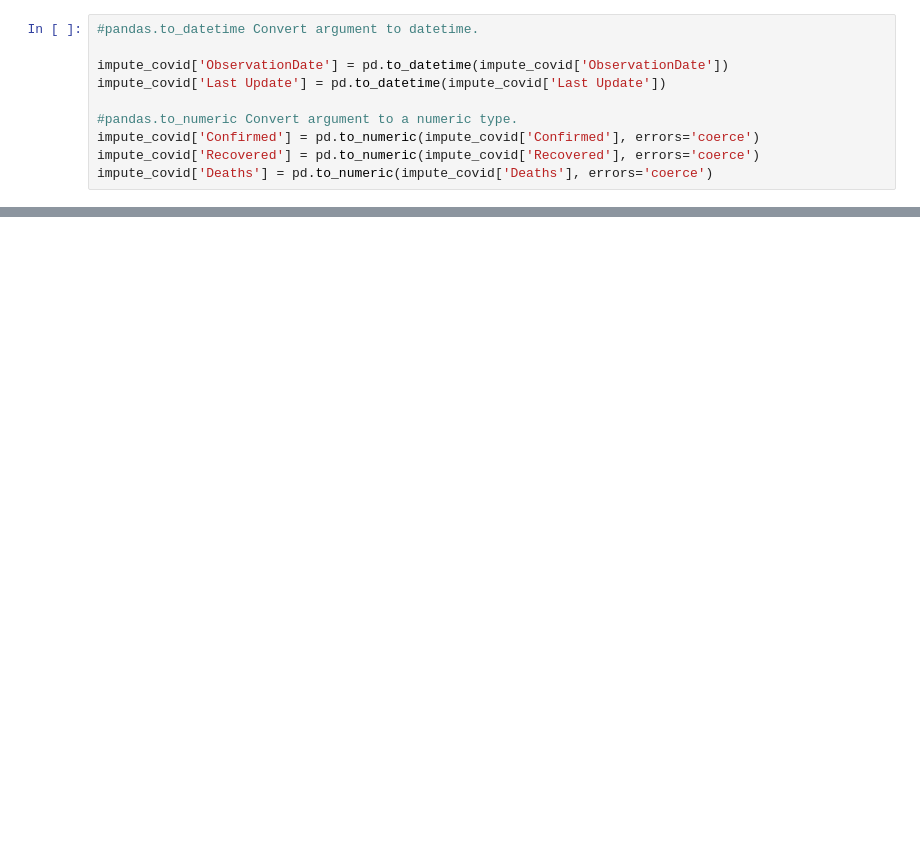
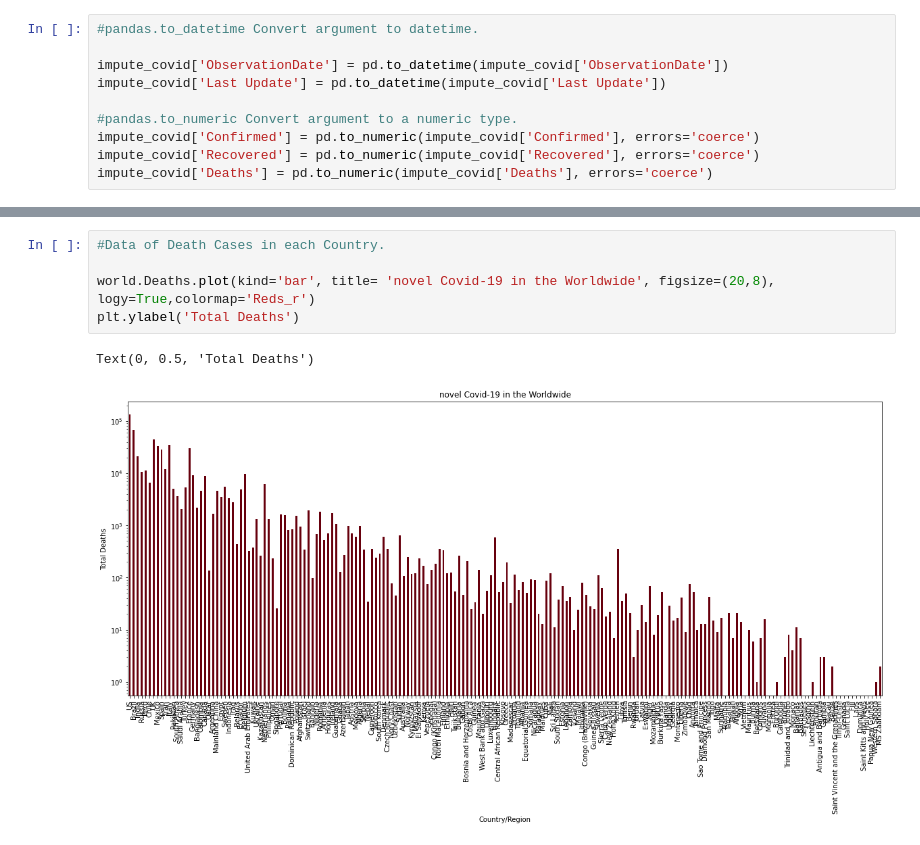
Before and after one commit to ranirajput0000/study-techno, a Jupyter notebook: Coronavirus Exploration.ipynb, the cells around one changed output, grey strips where cells are left out. Saved outputs shown, nothing was run; the diff lists cells and outputs as text; blank space fills up the shorter version.

```diff
--- a/Coronavirus Exploration.ipynb
+++ b/Coronavirus Exploration.ipynb
@@ -367,0 +432,8 @@ memory usage: 913.7+ KB
+# %%
+#Data of Death Cases in each Country.
+
+world.Deaths.plot(kind='bar', title= 'novel Covid-19 in the Worldwide', figsize=(20,8), logy=True,colormap='Reds_r')
+plt.ylabel('Total Deaths')
+# %% [output]
+Text(0, 0.5, 'Total Deaths')
+[figure, added]
```
Also changed, not shown: parts of 179 cells of this notebook.
